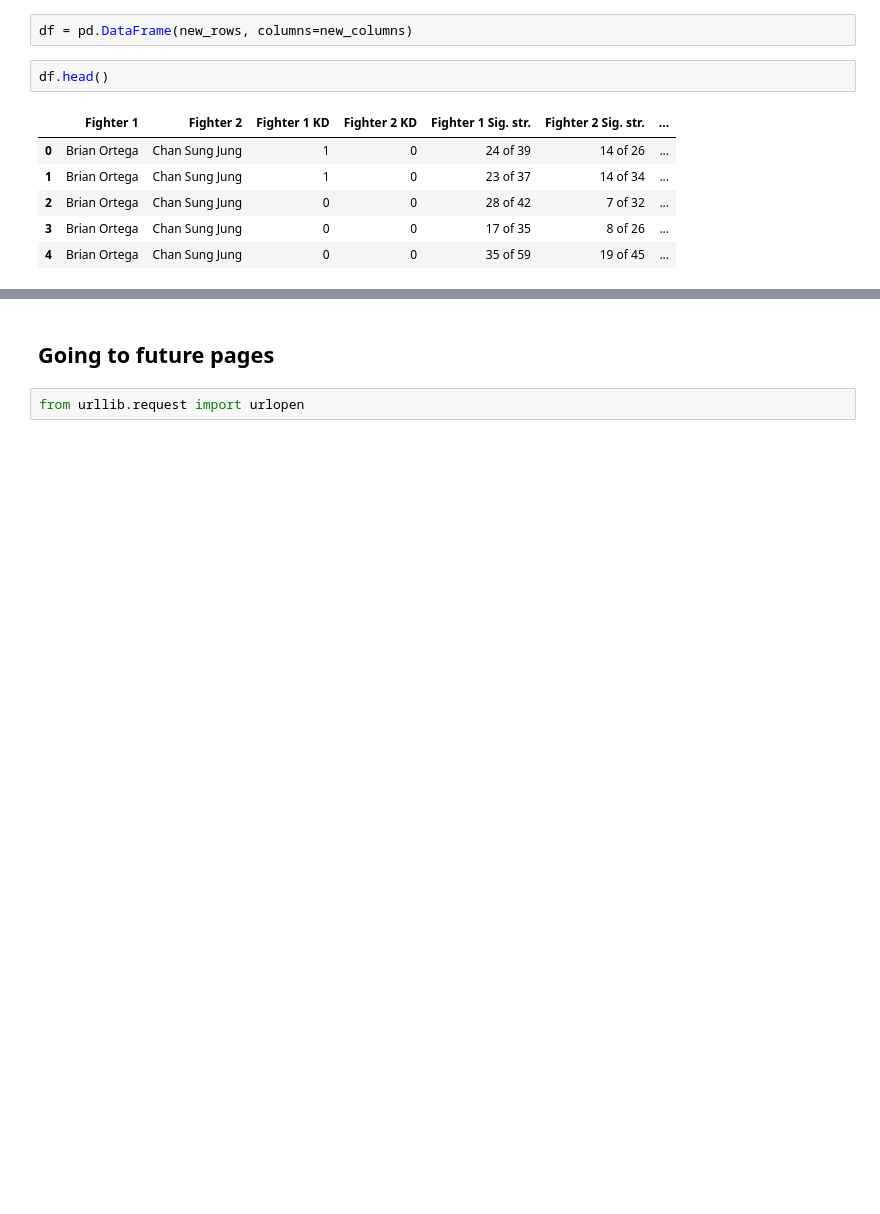
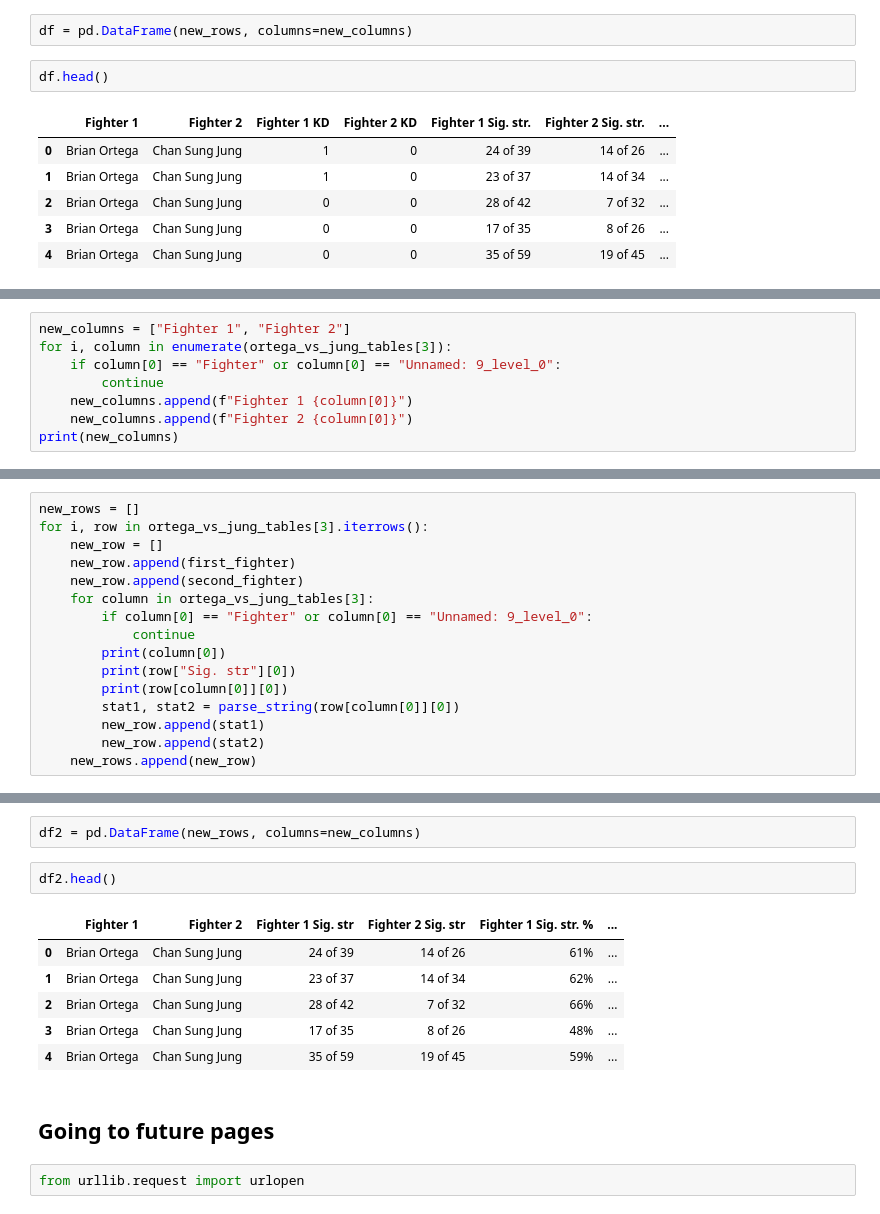
Before and after one commit to tylerlum/ufc_automated_scoring_system, a Jupyter notebook: UFC_Automated_Scoring_System.ipynb, the cells around one changed output, grey strips where cells are left out. Saved outputs shown, nothing was run; the diff lists cells and outputs as text; blank space fills up the shorter version.

Commit message:
Finish processing table 3

```diff
--- a/UFC_Automated_Scoring_System.ipynb
+++ b/UFC_Automated_Scoring_System.ipynb
@@ -242,0 +245,8 @@ df.head()
+# %%
+new_columns = ["Fighter 1", "Fighter 2"]
+for i, column in enumerate(ortega_vs_jung_tables[3]):
+    if column[0] == "Fighter" or column[0] == "Unnamed: 9_level_0":
+        continue
+    new_columns.append(f"Fighter 1 {column[0]}")
+    new_columns.append(f"Fighter 2 {column[0]}")
+print(new_columns)
@@ -242,0 +255,16 @@ df.head()
+# %%
+new_rows = []
+for i, row in ortega_vs_jung_tables[3].iterrows():
+    new_row = []
+    new_row.append(first_fighter)
+    new_row.append(second_fighter)
+    for column in ortega_vs_jung_tables[3]:
+        if column[0] == "Fighter" or column[0] == "Unnamed: 9_level_0":
+            continue
+        print(column[0])
+        print(row["Sig. str"][0])
+        print(row[column[0]][0])
+        stat1, stat2 = parse_string(row[column[0]][0])
+        new_row.append(stat1)
+        new_row.append(stat2)
+    new_rows.append(new_row)
@@ -243,3 +289,14 @@ df.head()
+# %%
+df2 = pd.DataFrame(new_rows, columns=new_columns)
+# %%
+df2.head()
+# %% [output]
+|  | Fighter 1 | Fighter 2 | Fighter 1 Sig. str | Fighter 2 Sig. str | Fighter 1 Sig. str. % | ... |
+| 0 | Brian Ortega | Chan Sung Jung | 24 of 39 | 14 of 26 | 61% | ... |
+| 1 | Brian Ortega | Chan Sung Jung | 23 of 37 | 14 of 34 | 62% | ... |
+| 2 | Brian Ortega | Chan Sung Jung | 28 of 42 | 7 of 32 | 66% | ... |
+| 3 | Brian Ortega | Chan Sung Jung | 17 of 35 | 8 of 26 | 48% | ... |
+| 4 | Brian Ortega | Chan Sung Jung | 35 of 59 | 19 of 45 | 59% | ... |
 # %% [markdown]
 ## Going to future pages
 # %%
```
Also changed, not shown: parts of 6 cells of this notebook.
